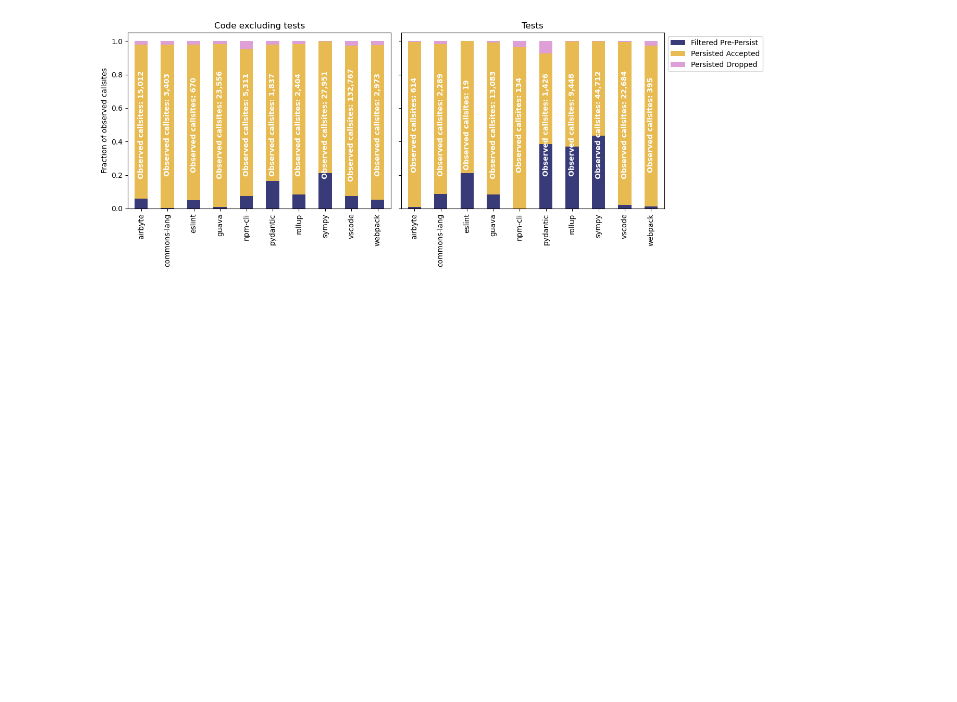
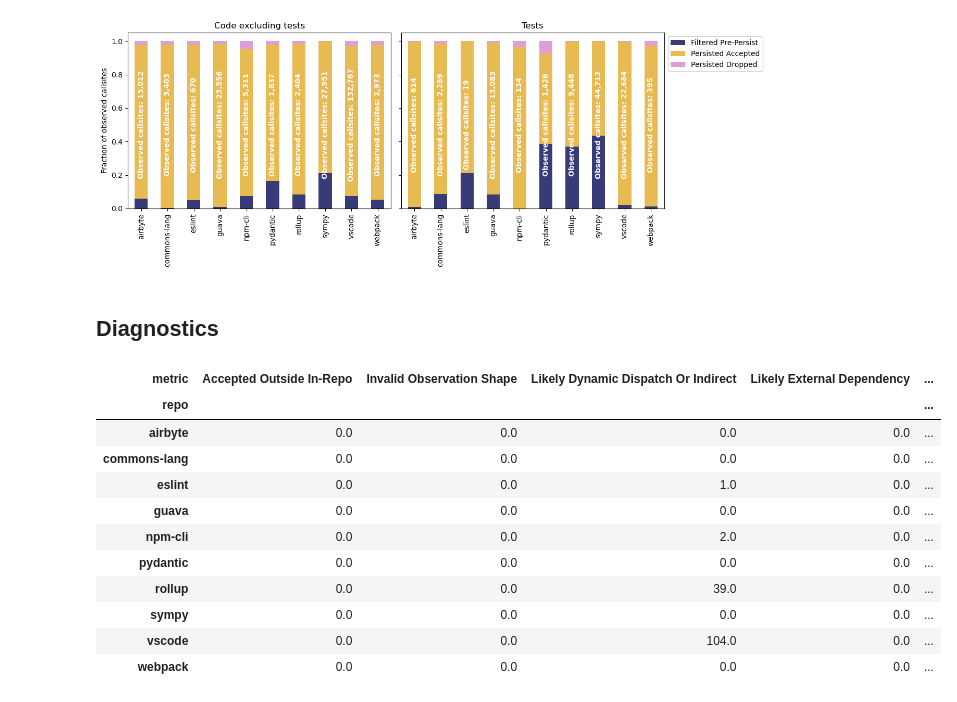
Before and after one commit to megascienta/sciona, a Jupyter notebook: validations/build_status_reports/evaluation.ipynb, the cells around one changed output. Saved outputs shown, nothing was run; the diff lists cells and outputs as text; code cells hidden in the pictures; blank space fills up the shorter version.

```diff
--- a/validations/build_status_reports/evaluation.ipynb
+++ b/validations/build_status_reports/evaluation.ipynb
@@ -435,3 +450,20 @@ plt.tight_layout()
 plt.show()
 # %% [output]
 [figure]
+# %% [markdown]
+## Diagnostics
+# %%
+df_section(totals_df, "Pre-Persist Filter")
+# %% [output]
+| metric | Accepted Outside In-Repo | Invalid Observation Shape | Likely Dynamic Dispatch Or Indirect | Likely External Dependency | ... |
+| repo |  |  |  |  | ... |
+| airbyte | 0.0 | 0.0 | 0.0 | 0.0 | ... |
+| commons-lang | 0.0 | 0.0 | 0.0 | 0.0 | ... |
+| eslint | 0.0 | 0.0 | 1.0 | 0.0 | ... |
+| guava | 0.0 | 0.0 | 0.0 | 0.0 | ... |
+| npm-cli | 0.0 | 0.0 | 2.0 | 0.0 | ... |
+| pydantic | 0.0 | 0.0 | 0.0 | 0.0 | ... |
+| rollup | 0.0 | 0.0 | 39.0 | 0.0 | ... |
+| sympy | 0.0 | 0.0 | 0.0 | 0.0 | ... |
+| vscode | 0.0 | 0.0 | 104.0 | 0.0 | ... |
+| webpack | 0.0 | 0.0 | 0.0 | 0.0 | ... |
```
Also changed, not shown: parts of 9 cells of this notebook.
